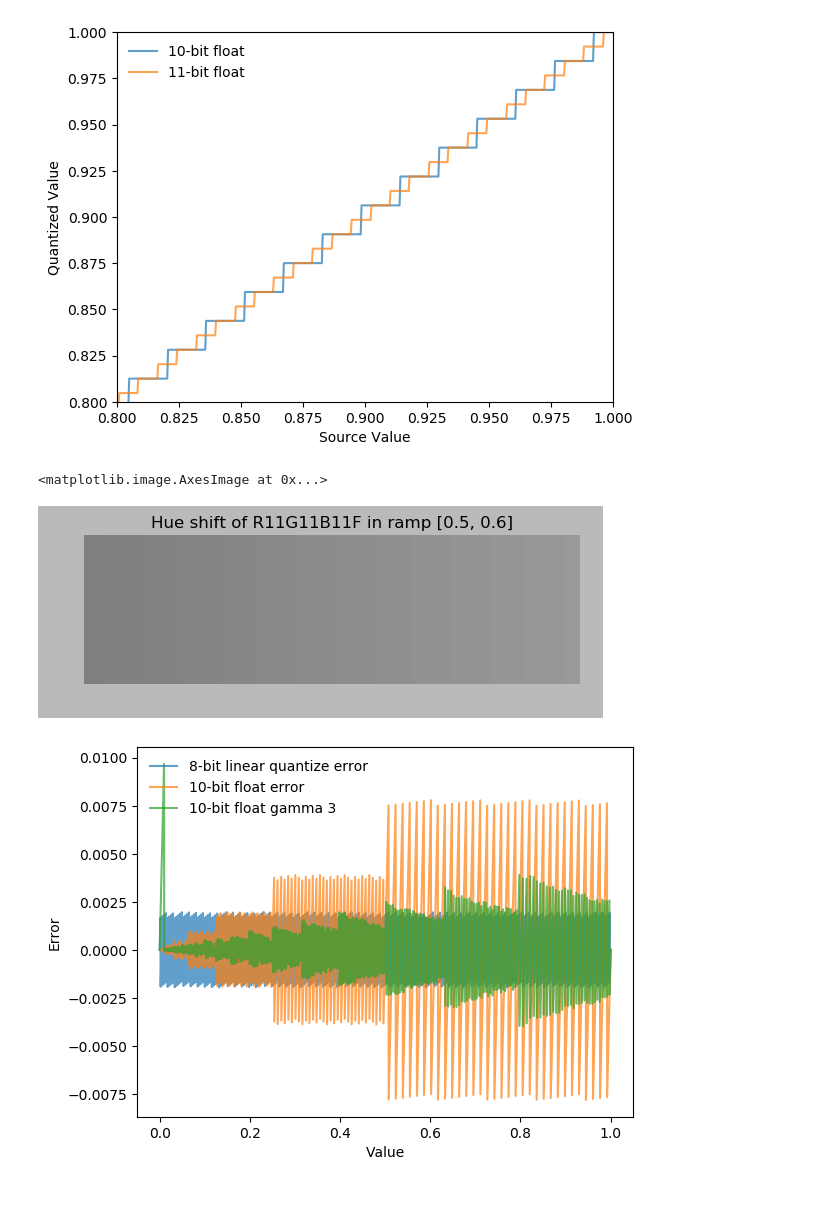
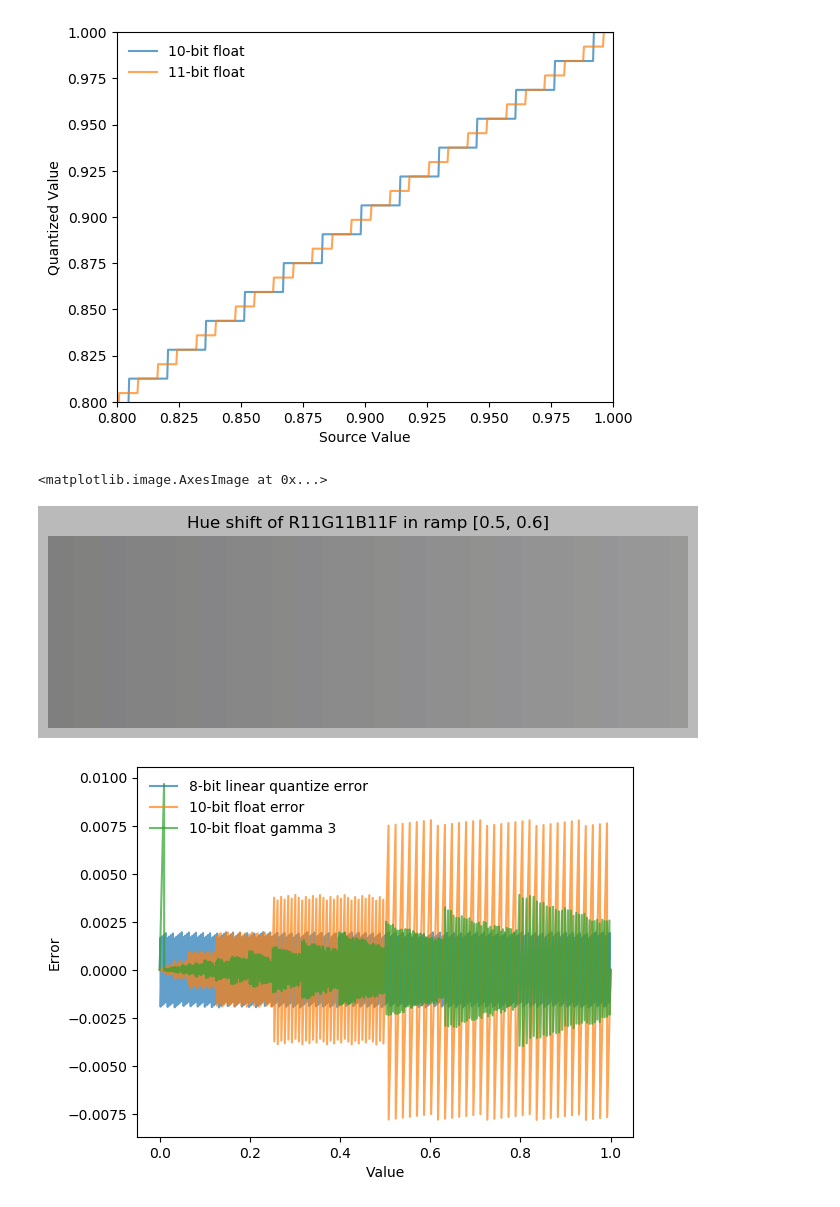
Before and after one commit to shihchinw/numex, a Jupyter notebook: notebooks/color_quantization.ipynb, the cells around one changed output. Cells and saved outputs as stored; diff of their text form; code cells hidden in the pictures.

```diff
--- a/notebooks/color_quantization.ipynb
+++ b/notebooks/color_quantization.ipynb
@@ -100,19 +101,22 @@ plt.show()
 # %%
 x = np.linspace(0.5, 0.6, 100)
 c = np.repeat(x, 5)
 f10 = as_float10(c)
 f11 = as_float11(c)
 color_ramp = np.vstack((f11, f11, f10)).transpose()
 img = np.ones((150, 1, 1)) * color_ramp
 
 fig = plt.figure()
 fig.patch.set_facecolor((0.73, 0.73, 0.73))
 plt.title('Hue shift of R11G11B11F in ramp [0.5, 0.6]')
+plt.xticks([])
+plt.yticks([])
+plt.subplots_adjust(0.0, 0.0, 1.0, 0.94, wspace=0, hspace=0)
 plt.axis('off')
 plt.imshow(img)
 # %% [output]
 <matplotlib.image.AxesImage at 0x...>
-[figure, old version]
+[figure, new version]
 # %%
 # Apply power 3 to put more bits on highlight instead of shadow.
 # This could be seen as the opposite of gamma 1/2.2.
```
Also changed, not shown: parts of 14 cells of this notebook, 1 other file.
